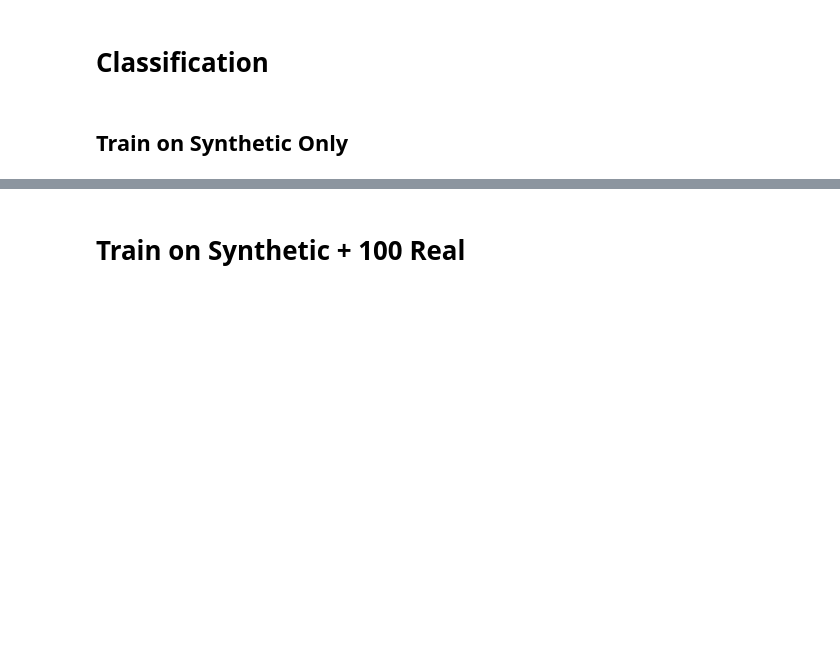
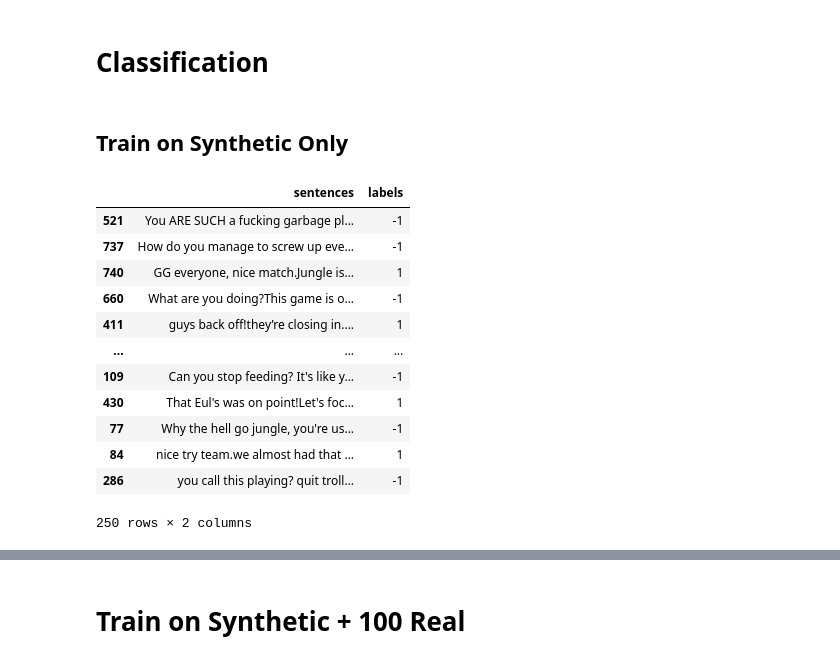
Before and after one commit to prangunj23/PGSURF25, a Jupyter notebook: dota2/sumstats_classifier.ipynb, the cells around one changed output, grey strips where cells are left out. Saved outputs shown, nothing was run; the diff lists cells and outputs as text; code cells hidden in the pictures; blank space fills up the shorter version.

```diff
--- a/dota2/sumstats_classifier.ipynb
+++ b/dota2/sumstats_classifier.ipynb
@@ -16,8 +16,6 @@ from mmd import MMD
 import re
 from sklearn.feature_extraction.text import CountVectorizer
 # %%
-orig_df = pd.read_csv('../data/initial_datasets/dota2/dota2_test.csv')
-gen_df = pd.read_csv('../data/generated/dota2/token_co_occurences/gen_token_co_occurences_no_stop_words.csv')
-orig_df = orig_df.sample(n=1000, random_state=42)
+orig_df = pd.read_csv('../data/initial_datasets/dota2/dota2_grouped_train.csv')
+gen_df = pd.read_csv('../data/generated/dota2/token_co_occurences/grouped_gen_token_co_occurences_no_stop_words.csv')
+gen_df = gen_df.sample(n=250, random_state=42)
-# %%
-gen_df = gen_df.sample(n=1000, random_state=42)
@@ -59,3 +25,7 @@ orig_df['labels'] = orig_df['labels'].fillna(0)
 orig_df['labels'] = orig_df['labels'].replace({'x': 1})
 orig_df['labels'] = orig_df['labels'].astype(int)
 orig_df = orig_df[['sentences', 'labels']]
+# %%
+orig_df = orig_df.rename(columns={'translated_message': 'sentences', 'label': 'labels'})
+gen_df = gen_df.rename(columns={'chat': 'sentences', 'label': 'labels'})
+orig_df['labels'] = orig_df['labels'].replace({1: -1, 0: 1})
@@ -109,9 +111,28 @@ wasserstein(X, Y)
 # %%
 train_df = gen_df
 test_df = orig_df
+
+train_df['labels'] = train_df['labels'].astype(int)
+test_df['labels'] = test_df['labels'].astype(int)
 
 X_train = train_df['sentences']
 X_test = test_df['sentences']
 
 y_train = train_df['labels']
 y_test = test_df['labels']
+# %%
+train_df
+# %% [output]
+|  | sentences | labels |
+| 521 | You ARE SUCH a fucking garbage pl... | -1 |
+| 737 | How do you manage to screw up eve... | -1 |
+| 740 | GG everyone, nice match.Jungle is... | 1 |
+| 660 | What are you doing?This game is o... | -1 |
+| 411 | guys back off!they’re closing in.... | 1 |
+| ... | ... | ... |
+| 109 | Can you stop feeding? It's like y... | -1 |
+| 430 | That Eul's was on point!Let's foc... | 1 |
+| 77 | Why the hell go jungle, you're us... | -1 |
+| 84 | nice try team.we almost had that ... | 1 |
+| 286 | you call this playing? quit troll... | -1 |
+250 rows × 2 columns
```
Also changed, not shown: parts of 19 cells of this notebook, 3 other files.
